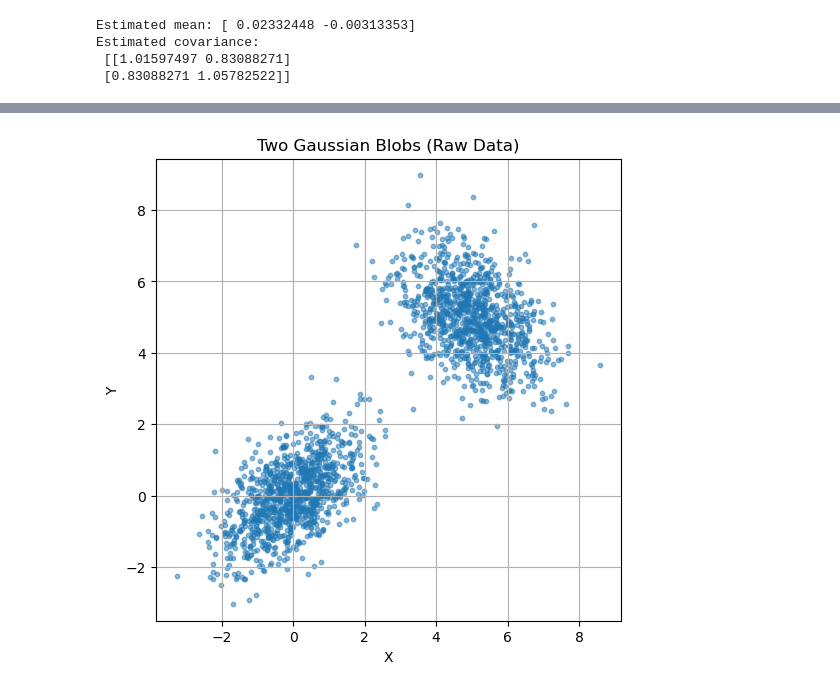
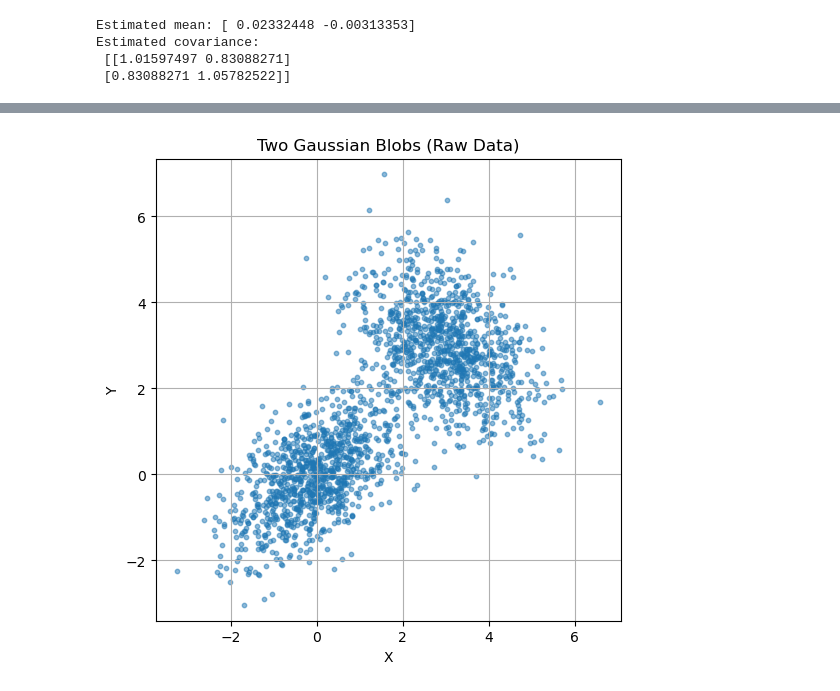
Before and after one commit to ismail-kaizoko/GenAI-101, a Jupyter notebook: introduction.ipynb, the cells around one changed output, grey strips where cells are left out. Drawn from its saved outputs; the diff is of its cells as text; code cells hidden in the pictures.

Commit message:
[ADD] added a visual

```diff
--- a/introduction.ipynb
+++ b/introduction.ipynb
@@ -108,35 +167,35 @@ np.random.seed(42)
 
 n = 1000
 
 # Blob 1
 mean1 = [0, 0]
 cov1 = [[1, 0.6],
         [0.6, 1]]
 data1 = np.random.multivariate_normal(mean1, cov1, n)
 
 # Blob 2
-mean2 = [5, 5]
+mean2 = [3, 3]
 cov2 = [[1, -0.4],
         [-0.4, 1]]
 data2 = np.random.multivariate_normal(mean2, cov2, n)
 
 # Combine data
 data = np.vstack([data1, data2])
 
 # ----------------------------
 # 2. Plot raw data
 # ----------------------------
 plt.figure(figsize=(6,6))
 plt.scatter(data[:,0], data[:,1], s=10, alpha=0.5)
 plt.title("Two Gaussian Blobs (Raw Data)")
 plt.xlabel("X")
 plt.ylabel("Y")
 plt.axis('equal')
 plt.grid(True)
 
 plt.show()
 # %% [output]
-[figure, old version]
+[figure, new version]
 # %%
 
 # ----------------------------
```
Also changed, not shown: parts of 9 cells of this notebook.
